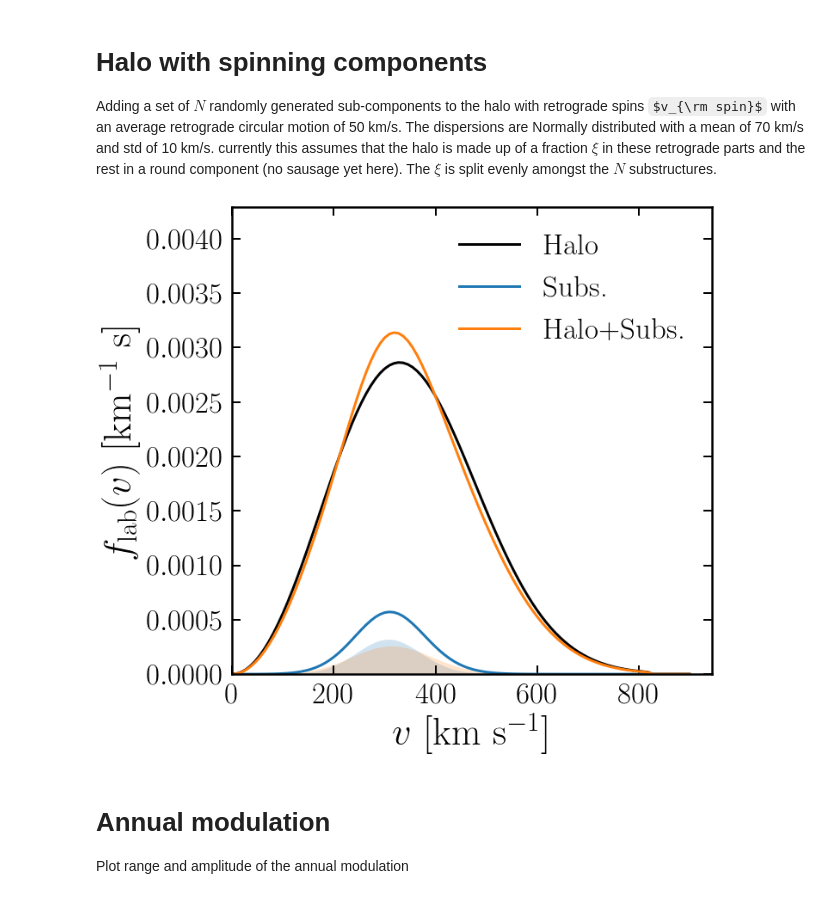
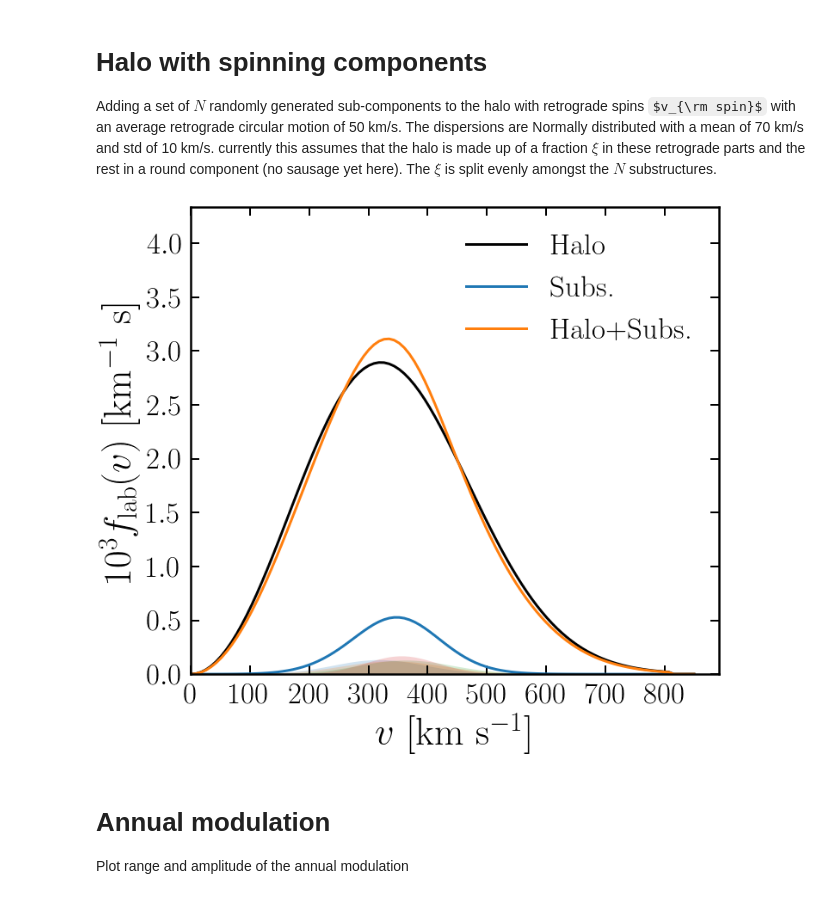
Before and after one commit to cajohare/DarkShards, a Jupyter notebook: code/PlotExamples.ipynb, the cells around one changed output. Drawn from its saved outputs; the diff is of its cells as text; code cells hidden in the pictures; some formulas as TeX source.

```diff
--- a/code/PlotExamples.ipynb
+++ b/code/PlotExamples.ipynb
@@ -18,22 +18,20 @@ plt.rc('text', usetex=True)
 plt.rc('font', family='serif')
 
 # Figure setup
-fig = plt.figure(figsize=(10,10))
+fig = plt.figure(figsize=(11,10))
 ax = fig.add_subplot(111)
 pltname = 'SpinningSausage_fv'
 
 # v range
 n = 100
-v = linspace(0,900.0,n)
+v = linspace(0,850.0,n)
 
 # Halo params
 HaloModel = SHMpp
 v0 = HaloModel.RotationSpeed
 v_esc = HaloModel.EscapeSpeed
 beta = HaloModel.SausageBeta
-
-# Lab velocity (no Earth revolution)
-v_lab = array([0,HaloModel.RotationSpeed,0]) + HaloModel.PeculiarVelocity
+v_lab = LabVelocitySimple(67,HaloModel)
 
 # Spin of sausage
 v_spin = array([0.0,-50.0,0.0])
@@ -45,18 +43,18 @@ fv_Saus_Spun = SpeedDist_Triaxial(v,v_lab-v_spin,beta,v0,v_esc)
 
 # Combine speed distributions in plot
 eta = 0.5
-plt.plot(v,fv_Iso*(1-eta)+fv_Saus*eta,linewidth=3,label=r'SHM$^{++}$ (Stationary Sausage)')
-plt.plot(v,fv_Iso*(1-eta)+fv_Saus_Spun*eta,linewidth=3,label=r'SHM$^{++}$ (Spinning Sausage)')
+plt.plot(v,1e3*(fv_Iso*(1-eta)+fv_Saus*eta),linewidth=3,label=r'SHM$^{++}$ (Stationary Sausage)')
+plt.plot(v,1e3*(fv_Iso*(1-eta)+fv_Saus_Spun*eta),linewidth=3,label=r'SHM$^{++}$ (Spinning Sausage)')
+plt.fill_between(v,1e3*(fv_Iso*(1-eta)+fv_Saus*eta),linewidth=3,alpha=0.1)
+plt.fill_between(v,1e3*(fv_Iso*(1-eta)+fv_Saus_Spun*eta),linewidth=3,alpha=0.1)
 
 # Plot fiddling
 ax.set_xlim(left=0.0)
-ax.set_ylim(bottom=0.0,top=max(fv_Iso)*1.5)
-ax.tick_params(which='major',direction='in',width=2,length=10,right=True,top=True,pad=10)
+ax.set_ylim(bottom=0.0,top=max(1e3*fv_Iso)*1.5)
+ax.tick_params(which='major',direction='in',width=2,length=10,right=True,top=True,pad=10,labelsize=30)
 ax.tick_params(which='minor',direction='in',width=1,length=7,right=True,top=True)
-plt.xticks(fontsize=35)
-plt.yticks(fontsize=35)
 plt.xlabel(r"$v$ [km s$^{-1}$]",fontsize=45);
-plt.ylabel(r"$f_{\rm lab}(v)$ [km$^{-1}$ s]",fontsize=45);
+plt.ylabel(r"$10^3 f_{\rm lab}(v)$ [km$^{-1}$ s]",fontsize=45);
 plt.legend(fontsize=35,frameon=False,loc='upper right')
 
 # Save figure
@@ -70,7 +68,7 @@ fig.savefig('../plots/plots_png/'+pltname+'.png',bbox_inches='tight')
 Adding a set of $N$ randomly generated sub-components to the halo with retrograde spins $v_{\rm spin}$ with an average retrograde circular motion of 50 km/s. The dispersions are Normally distributed with a mean of 70 km/s and std of 10 km/s. currently this assumes that the halo is made up of a fraction $\xi$ in these retrograde parts and the rest in a round component (no sausage yet here). The $\xi$ is split evenly amongst the $N$ substructures.
 # %%
 # Figure setup
-fig = plt.figure(figsize=(10,10))
+fig = plt.figure(figsize=(11,10))
 ax = fig.add_subplot(111)
 pltname = 'SpinningSubs_fv'
 
@@ -83,7 +81,7 @@ Rs = 2.0
 Mr = 4*pi*rho0_Msol_kpc3*Rs*3.0*(log((Rs+R0)/Rs)-(R0/(Rs+R0)))
 
 # Number of substructures
-N = 2
+N = 4
 
 # Dispersions
 sig_subs = abs(normal(loc=70.0,scale=10.0,size=N))
@@ -101,42 +99,42 @@ xi0 = 1.0-xi*N
 #th = pi*(random(size=N)-0.5)
 #vth = -1.0*vt*cos(th)
 #vph = vt*sin(th)
 #vr = normal(loc=0.0,scale=25.0,size=N)
 
 # Velocty components from random retrograde vector
 vth = -1.0*normal(loc=50.0,scale=20.0,size=N)
-vph = normal(loc=0.0,scale=20.0,size=N)
-vr = normal(loc=0.0,scale=20.0,size=N)
+vph = normal(loc=0.0,scale=50.0,size=N)
+vr = normal(loc=0.0,scale=50.0,size=N)
 
 # Add them all together
 fv0 = SpeedDist_Isotropic(v,v_lab,v0,v_esc)
 fvtot = xi0*fv0
 for i in range(0,N):
     vspin = [vr[i],vth[i],vph[i]]
     fvsub = xi*SpeedDist_Isotropic(v,v_lab-vspin,sqrt(2.0)*sig_subs[i],v_esc)
     fvtot += fvsub
-    plt.fill_between(v,fvsub,y2=0.0,alpha=0.2)
-plt.plot(v,fv0,'k-',linewidth=3,label='Halo')
-plt.plot(v,fvtot-fv0*xi0,linewidth=3,label='Subs.')
-plt.plot(v,fvtot,linewidth=3,label='Halo+Subs.')
+    plt.fill_between(v,1e3*fvsub,y2=0.0,alpha=0.2)
+plt.plot(v,1e3*fv0,'k-',linewidth=3,label='Halo')
+plt.plot(v,1e3*(fvtot-fv0*xi0),linewidth=3,label='Subs.')
+plt.plot(v,1e3*fvtot,linewidth=3,label='Halo+Subs.')
 
 # Plot fiddling
 ax.set_xlim(left=0.0)
-ax.set_ylim(bottom=0.0,top=max(fv0)*1.5)
+ax.set_ylim(bottom=0.0,top=max(1e3*fv0)*1.5)
 ax.tick_params(which='major',direction='in',width=2,length=10,right=True,top=True,pad=10)
 ax.tick_params(which='minor',direction='in',width=1,length=7,right=True,top=True)
 plt.xticks(fontsize=35)
 plt.yticks(fontsize=35)
 plt.xlabel(r"$v$ [km s$^{-1}$]",fontsize=45);
-plt.ylabel(r"$f_{\rm lab}(v)$ [km$^{-1}$ s]",fontsize=45);
+plt.ylabel(r"$10^3 f_{\rm lab}(v)$ [km$^{-1}$ s]",fontsize=45);
 plt.legend(fontsize=35,frameon=False,loc='upper right')
 
 # Save figure
 plt.show()
 fig.savefig('../plots/'+pltname+'.pdf',bbox_inches='tight')
 fig.savefig('../plots/plots_png/'+pltname+'.png',bbox_inches='tight')
 # %% [output]
-[figure, old version]
+[figure, new version]
 # %% [markdown]
 # Annual modulation
 Plot range and amplitude of the annual modulation
```
Also changed, not shown: parts of 4 cells of this notebook, 8 other files.
